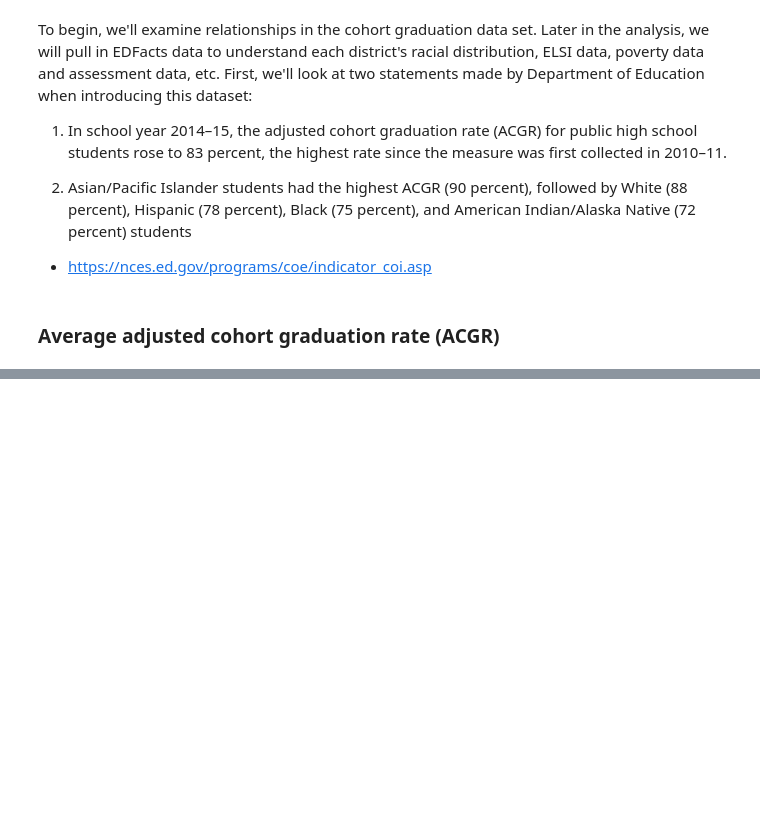
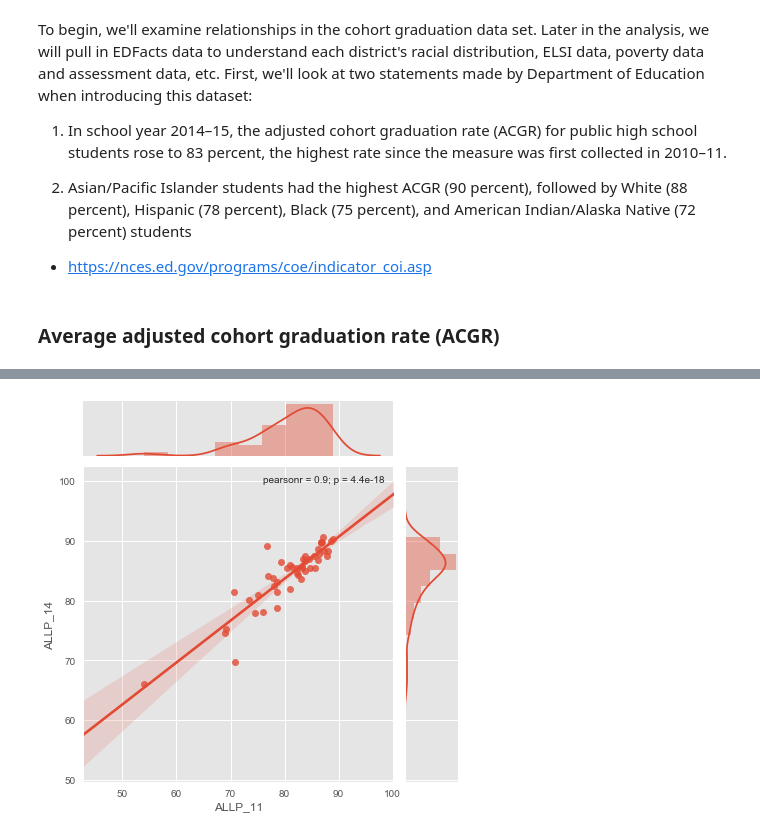
Before and after one commit to msubhabrata3/high-school-graduation-rate, a Jupyter notebook: high-school-dropout-case-study.ipynb, the cells around one changed output, grey strips where cells are left out. Cells and saved outputs as stored; diff of their text form; code cells hidden in the pictures; blank space fills up the shorter version.

```diff
--- a/high-school-dropout-case-study.ipynb
+++ b/high-school-dropout-case-study.ipynb
@@ -648,0 +319,18 @@ ax.set_title('Adjusted cohort graduation rate for ALABAMA', fontsize = 14, fontw
+# %%
+acgrBySt2011 = round(acgr2011.groupby(['FIPCD'], as_index=False)['ALLA', 'ALLG'].sum(),2)
+acgrBySt2011 = acgrBySt2011.sort_values('ALLA', ascending=False)
+acgrBySt2011['ALLP'] = round(acgrBySt2011['ALLG']*100/acgrBySt2011['ALLA'],2)
+
+acgrBySt2014 = round(acgr2014.groupby(['FIPCD'], as_index=False)['ALLA', 'ALLG'].sum(),2)
+acgrBySt2014 = acgrBySt2014.sort_values('ALLA', ascending=False)
+acgrBySt2014['ALLP'] = round(acgrBySt2014['ALLG']*100/acgrBySt2014['ALLA'],2)
+
+dfcomb1 = pd.merge(acgrBySt2011, acgrBySt2014, how='inner', on= ['FIPCD'], left_index=False, right_index=False, sort=True,
+         suffixes=('_11', '_14'))
+dfcomb2 = dfcomb1[['ALLP_11','ALLP_14']]
+
+sns.jointplot(x="ALLP_11", y="ALLP_14", data=dfcomb2, kind="reg");
+
+plt.show()
+# %% [output]
+[figure, added]
```
Also changed, not shown: parts of 64 cells of this notebook.
